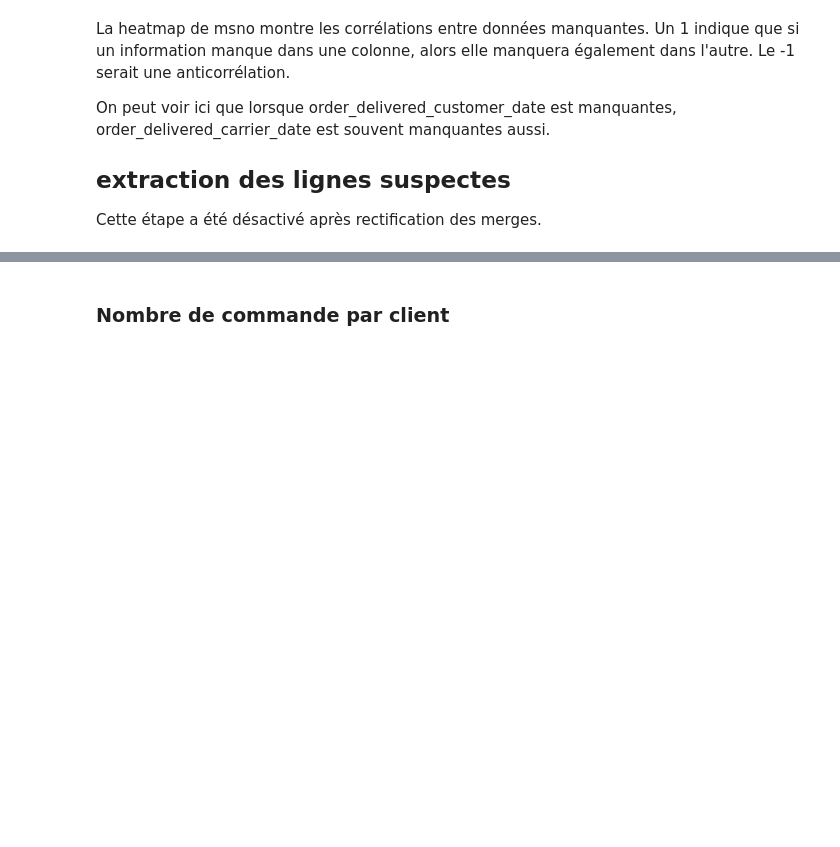
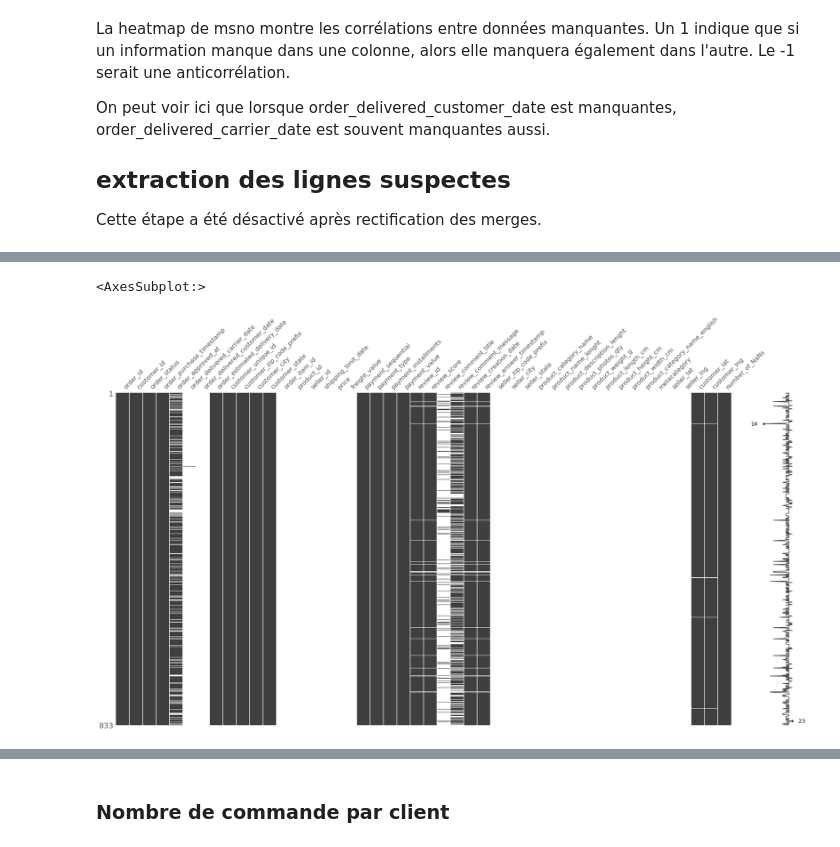
Before and after one commit to MaximeAlt/Brazilia, a Jupyter notebook: exploration.ipynb, the cells around one changed output, grey strips where cells are left out. Saved outputs shown, nothing was run; the diff lists cells and outputs as text; code cells hidden in the pictures; blank space fills up the shorter version.

```diff
--- a/exploration.ipynb
+++ b/exploration.ipynb
@@ -50,14 +57,26 @@ def diff_in_hours (date1, date2) :
     return result_hour
 
 
-def filter_brazil_data(longitudes, latitudes):
+def filter_geo_brazil_lat(latitudes):
+    filtered_latitudes = []
+    default_lat = sum(latitudes) / len(latitudes)
+    for lat in latitudes:
+         if -33.75 <= lat <= 5.5:
+            filtered_latitudes.append(lat)
+         else :
+            filtered_latitudes.append(default_lat)
+    return filtered_latitudes
+
+
+def filter_geo_brazil_lng(longitudes):
     filtered_longitudes = []
-    filtered_latitudes = []
-    for lon, lat in zip(longitudes, latitudes):
-        if -74.5 <= lon <= -34.5 and -33.75 <= lat <= 5.5:
+    default_lng = sum(longitudes) / len(longitudes)
+    for lon in longitudes:
+        if -74.5 <= lon <= -34.5:
             filtered_longitudes.append(lon)
-            filtered_latitudes.append(lat)
-    return filtered_longitudes, filtered_latitudes
+        else :
+            filtered_longitudes.append(default_lng)
+    return filtered_longitudes
 # %% [markdown]
 ## Intégration des données et fusionner dans un dataframe
 # %%
@@ -183,3 +219,12 @@ On peut voir ici que lorsque order_delivered_customer_date est manquantes, order
 ## extraction des lignes suspectes
 
 Cette étape a été désactivé après rectification des merges.
+# %%
+#créer une liste avec les nom des colonnes
+cols=[]
+for col in df.columns:
+    cols.append(col)
+
+#stats des lignes avec des données manquantes :
+df['number_of_NaNs'] = df[cols].isna().sum(1)
+df["number_of_NaNs"].describe()
@@ -185,0 +262,7 @@ Cette étape a été désactivé après rectification des merges.
+# %%
+#on voit que plusieurs centaines de lignes ont 20 ou + de donnée manquante sur leur ligne.
+high_nan_row = df[df['number_of_NaNs'] >= 20]
+msno.matrix(high_nan_row, figsize=(32,16))
+# %% [output]
+<AxesSubplot:>
+[figure, added]
```
Also changed, not shown: parts of 47 cells of this notebook, 4 other files.
